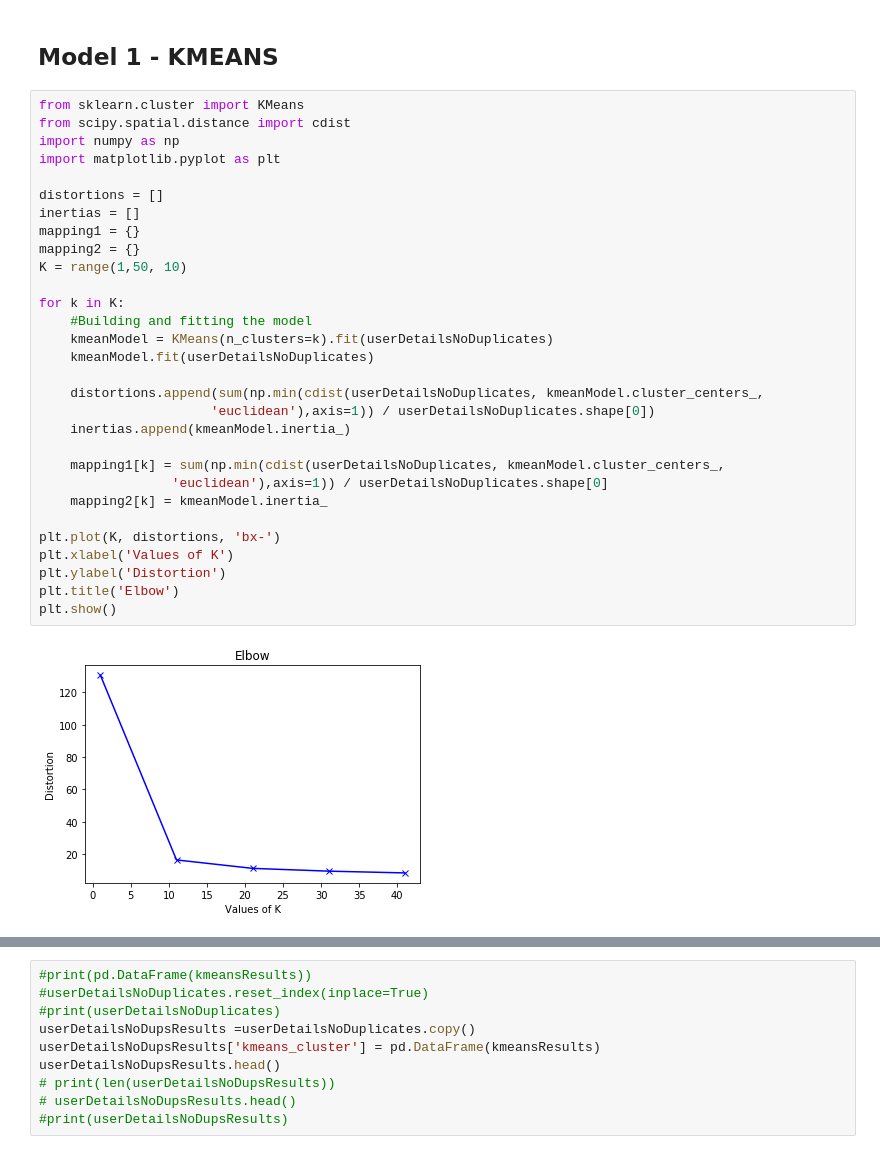
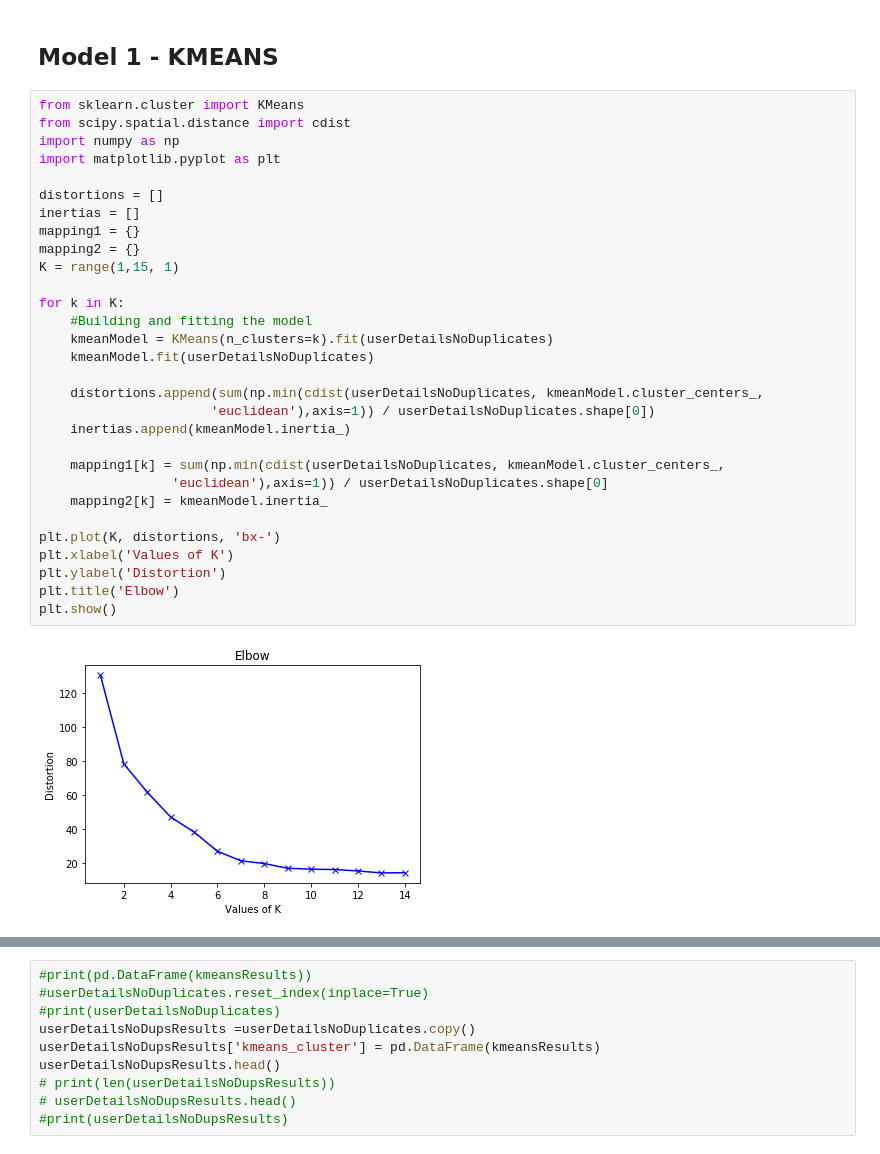
Before and after one commit to mdsvoren/eecs731-final-project, a Jupyter notebook: notebooks/Clustering.ipynb, the cells around one changed output, grey strips where cells are left out. Drawn from its saved outputs; the diff is of its cells as text.

```diff
--- a/notebooks/Clustering.ipynb
+++ b/notebooks/Clustering.ipynb
@@ -127,34 +127,34 @@ userDetailsNoDuplicates Length: 77347
 # %%
 from sklearn.cluster import KMeans
 from scipy.spatial.distance import cdist
 import numpy as np
 import matplotlib.pyplot as plt
 
 distortions = []
 inertias = []
 mapping1 = {}
 mapping2 = {}
-K = range(1,50, 10)
+K = range(1,15, 1)
 
 for k in K:
     #Building and fitting the model
     kmeanModel = KMeans(n_clusters=k).fit(userDetailsNoDuplicates)
     kmeanModel.fit(userDetailsNoDuplicates)
 
     distortions.append(sum(np.min(cdist(userDetailsNoDuplicates, kmeanModel.cluster_centers_,
                       'euclidean'),axis=1)) / userDetailsNoDuplicates.shape[0])
     inertias.append(kmeanModel.inertia_)
 
     mapping1[k] = sum(np.min(cdist(userDetailsNoDuplicates, kmeanModel.cluster_centers_,
                  'euclidean'),axis=1)) / userDetailsNoDuplicates.shape[0]
     mapping2[k] = kmeanModel.inertia_
 
 plt.plot(K, distortions, 'bx-')
 plt.xlabel('Values of K')
 plt.ylabel('Distortion')
 plt.title('Elbow')
 plt.show()
 # %% [output]
-[figure, old version]
+[figure, new version]
 # %%
 #predict for our data set
```
Also changed, not shown: parts of 18 cells of this notebook.
